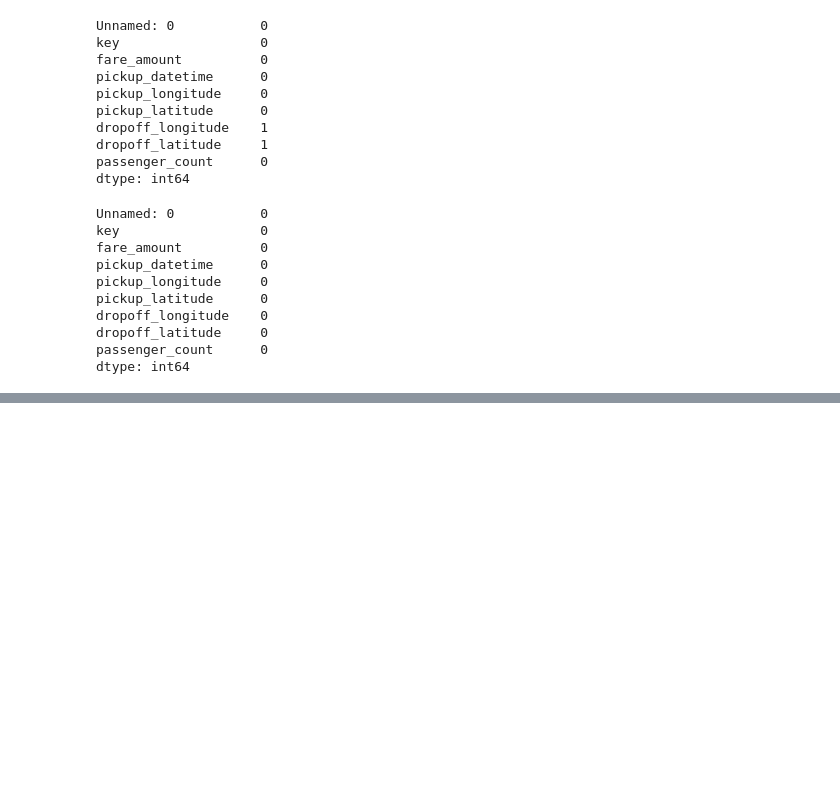
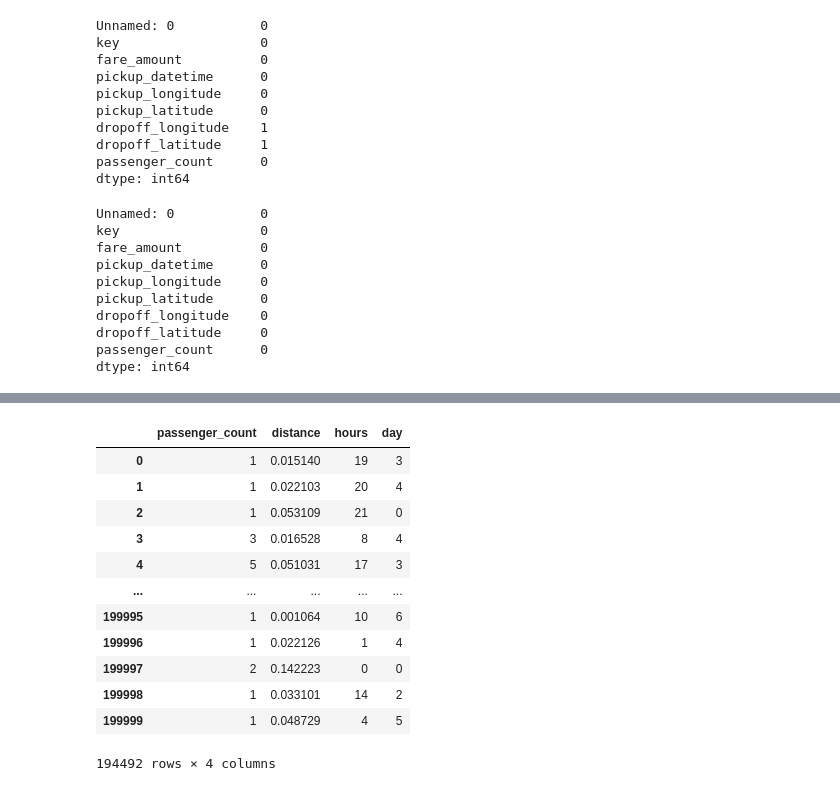
Before and after one commit to Pratik0-0/lp3, a Jupyter notebook: uberRide.ipynb, the cells around one changed output, grey strips where cells are left out. Drawn from its saved outputs; the diff is of its cells as text; code cells hidden in the pictures; blank space fills up the shorter version.

```diff
--- a/uberRide.ipynb
+++ b/uberRide.ipynb
@@ -177,0 +123,3 @@ Y_pred = lr.predict(X_test)
+# %%
+df['hours'] = df['pickup_datetime'].dt.hour
+df['hours']
@@ -177,0 +139,3 @@ Y_pred = lr.predict(X_test)
+# %%
+df['day'] = df['pickup_datetime'].dt.day_of_week
+df['day']
@@ -177,0 +182,18 @@ Y_pred = lr.predict(X_test)
+# %%
+X = df[['passenger_count', 'distance', 'hours', 'day']]
+# %%
+X
+# %% [output]
+|  | passenger_count | distance | hours | day |
+| 0 | 1 | 0.015140 | 19 | 3 |
+| 1 | 1 | 0.022103 | 20 | 4 |
+| 2 | 1 | 0.053109 | 21 | 0 |
+| 3 | 3 | 0.016528 | 8 | 4 |
+| 4 | 5 | 0.051031 | 17 | 3 |
+| ... | ... | ... | ... | ... |
+| 199995 | 1 | 0.001064 | 10 | 6 |
+| 199996 | 1 | 0.022126 | 1 | 4 |
+| 199997 | 2 | 0.142223 | 0 | 0 |
+| 199998 | 1 | 0.033101 | 14 | 2 |
+| 199999 | 1 | 0.048729 | 4 | 5 |
+194492 rows × 4 columns
```
Also changed, not shown: parts of 41 cells of this notebook, 2 other files.
